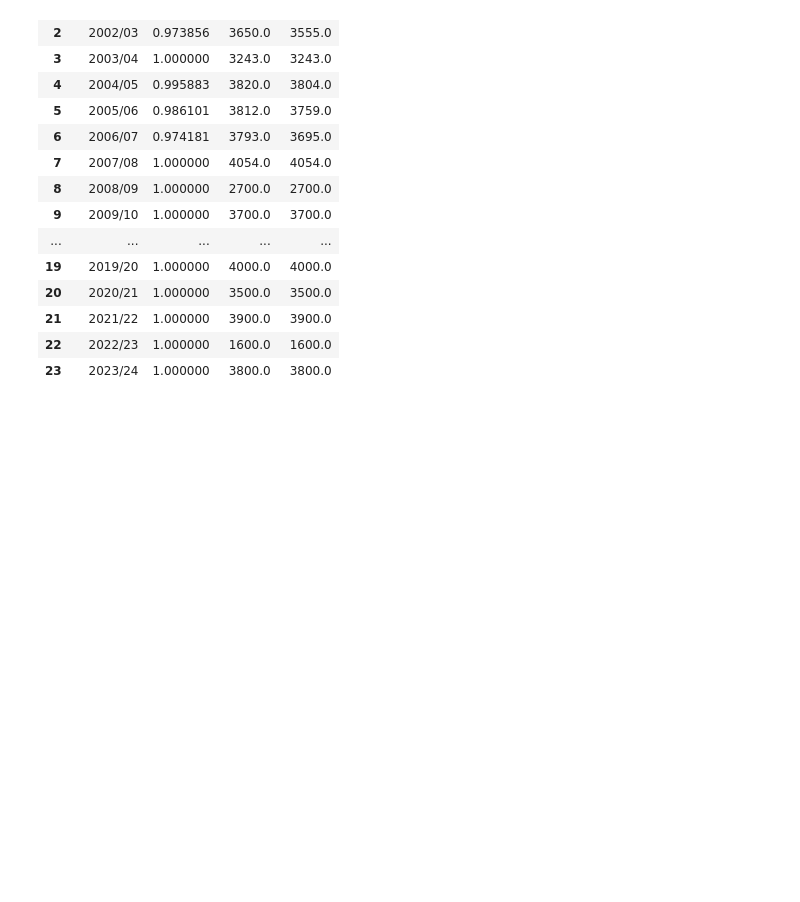
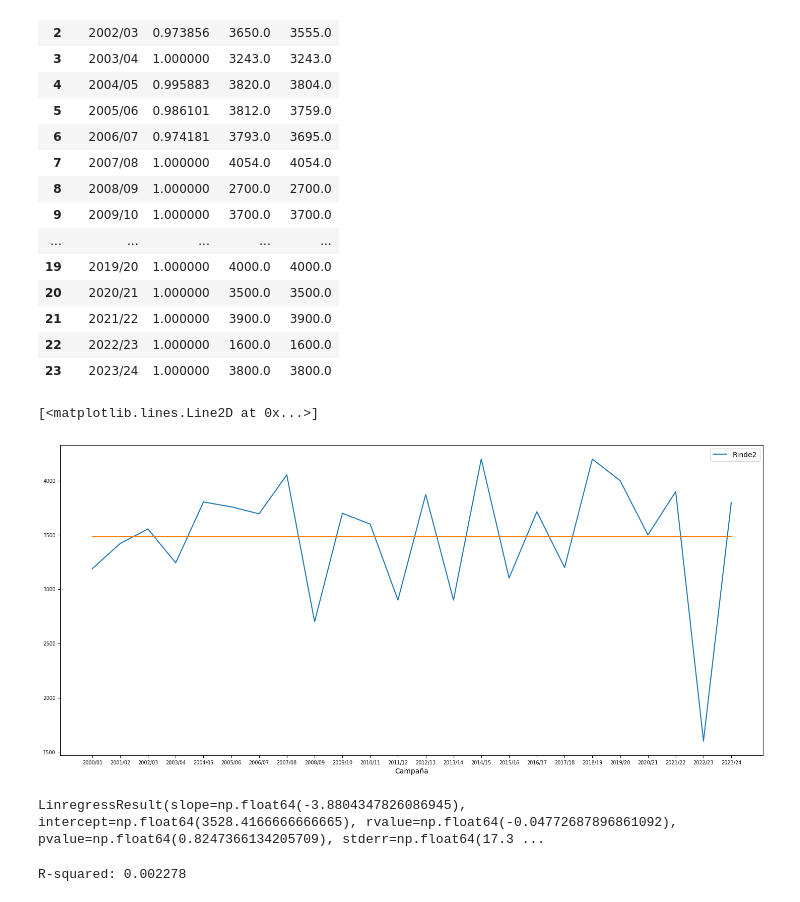
Before and after one commit to chiappegus/ORA_OTTO, a Jupyter notebook: v00_ora.ipynb, the cells around one changed output. Drawn from its saved outputs; the diff is of its cells as text; code cells hidden in the pictures; blank space fills up the shorter version.

```diff
--- a/v00_ora.ipynb
+++ b/v00_ora.ipynb
@@ -92,3 +94,9 @@ max     1.000000  4200.000000  4200.000000
 | 21 | 2021/22 | 1.000000 | 3900.0 | 3900.0 |
 | 22 | 2022/23 | 1.000000 | 1600.0 | 1600.0 |
 | 23 | 2023/24 | 1.000000 | 3800.0 | 3800.0 |
+# %%
+ax=dato.plot("Campaña" , 'Rinde2', xticks=np.arange(0,24),figsize=(18,8) ,  fontsize=7 )
+ax.plot(np.arange(0,24),3483.791667*np.ones(24))
+# %% [output]
+[<matplotlib.lines.Line2D at 0x...>]
+[figure, added]
@@ -94,0 +107,10 @@ max     1.000000  4200.000000  4200.000000
+# %%
+
+
+y=3528.4166666666665+-3.8804347826086945*25
+# %% [output]
+LinregressResult(slope=np.float64(-3.8804347826086945), intercept=np.float64(3528.4166666666665), rvalue=np.float64(-0.04772687896861092), pvalue=np.float64(0.8247366134205709), stderr=np.float64(17.3 ...
+# %%
+print(f"R-squared: {res.rvalue**2:.6f}")
+# %% [output]
+R-squared: 0.002278
```
Also changed, not shown: parts of 4 cells of this notebook.
